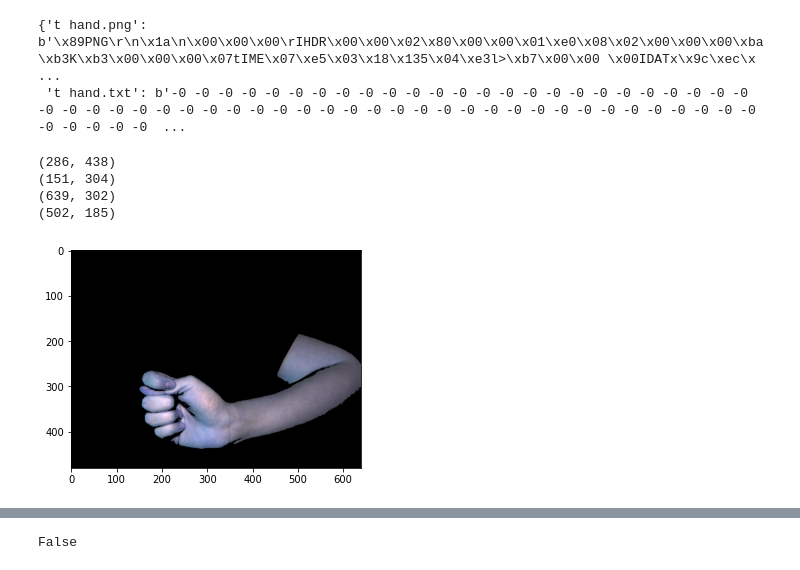
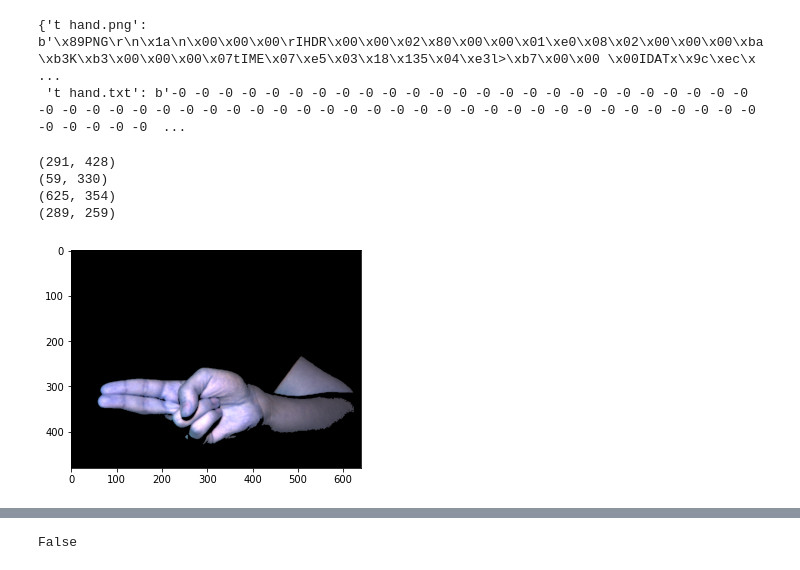
Before and after one commit to malvikavishy/SoH, a Jupyter notebook: Spring2021/Dainong/hand.ipynb, the cells around one changed output, grey strips where cells are left out. Saved outputs shown, nothing was run; the diff lists cells and outputs as text; code cells hidden in the pictures.

```diff
--- a/Spring2021/Dainong/hand.ipynb
+++ b/Spring2021/Dainong/hand.ipynb
@@ -51,8 +51,8 @@ Saving u hand.txt to u hand.txt
 
 
 
-    img = cv.imread('t hand.png')
-    z = 't hand.txt'  # Z and RGB
+    img = cv.imread('u hand.png')
+    z = 'u hand.txt'  # Z and RGB
     z = np.loadtxt(z)
     #noise reduction
     hsvim = cv.cvtColor(img, cv.COLOR_BGR2HSV)
@@ -118,38 +118,38 @@ Saving u hand.txt to u hand.txt
     y = 0
     while(y < 480):
         x = 0
         while(x < extLeft[0] - 10):
             #cv.circle(img, (x, y), 5, (0, 255, 0), -1)
             x = x + 1
         y = y + 1
 
     #Right
     y = 0
     while(y < 480):
         x = 640
         while(x > extRight[0] + 10):
             #cv.circle(img, (x, y), 5, (0, 255, 0), -1)
             x = x - 1
         y = y + 1
 
     # draw the center of the shape on the image
     #cv.circle(img, (cX, cY), 7, (0, 0, 255), -1)
     imgplot = plt.imshow(img)
     print(extBot)
     print(extLeft)
     print(extRight)
     print(extTop)
 
 
 
 
     img, y2, y1, x2, x1,z = img, extBot[1], extTop[1], extLeft[0], extRight[0], z
 # %% [output]
-(286, 438)
-(151, 304)
-(639, 302)
-(502, 185)
+(291, 428)
+(59, 330)
+(625, 354)
+(289, 259)
-[figure, old version]
+[figure, new version]
 # %%
 image = img[int(y1 - int(y1/2)) : int(y2 + int(y2/3)), int(x2 - int(x2/2)): int(x1 + int(x1/3))]
 print(image.shape)
```
Also changed, not shown: parts of 6 cells of this notebook.
